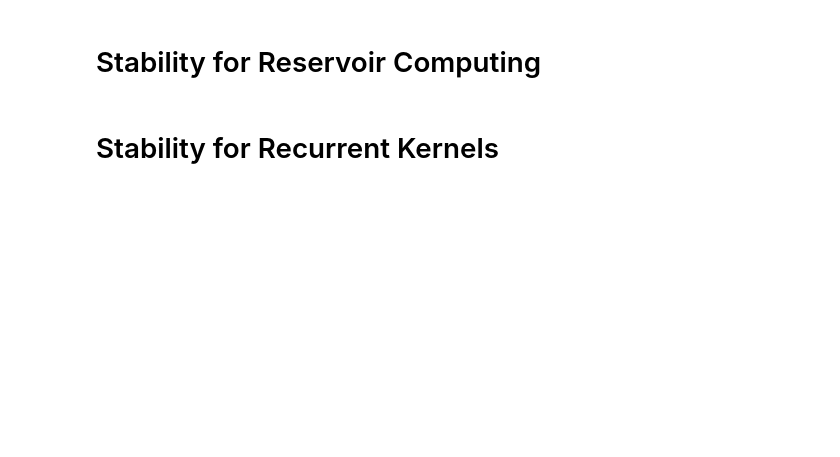
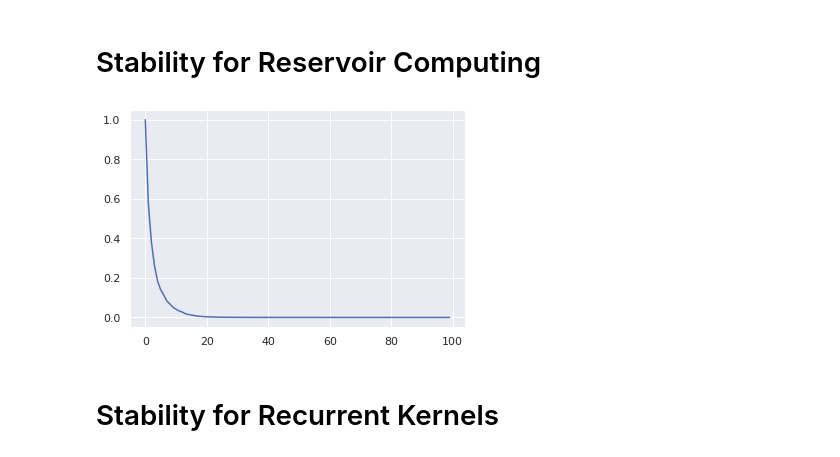
Before and after one commit to rubenohana/Reservoir-computing-kernels, a Jupyter notebook: stability_esp.ipynb, the cells around one changed output. Saved outputs shown, nothing was run; the diff lists cells and outputs as text; code cells hidden in the pictures; blank space fills up the shorter version.

```diff
--- a/stability_esp.ipynb
+++ b/stability_esp.ipynb
@@ -70,8 +72,10 @@ initial_state2 = torch.randn(n_res).to(device) / np.sqrt(n_res)
 model = reservoir.ESN(input_dim, res_size=n_res, res_scale=res_scale, input_scale=input_scale, f='erf')
 X2 = model.forward(input_data, initial_state=initial_state2).to(device)
 # %%
-diff = X2 - X1
-plt.plot(torch.mean(torch.abs(diff)**2, axis=1).cpu());
+diff2 = torch.mean(torch.abs(X2 - X1)**2, axis=1).cpu()
+plt.plot(diff2 / diff2[0]);
+# %% [output]
+[figure, added]
 # %% [markdown]
 # Stability for Recurrent Kernels
 # %%
```
Also changed, not shown: parts of 4 cells of this notebook, 1 other file.
